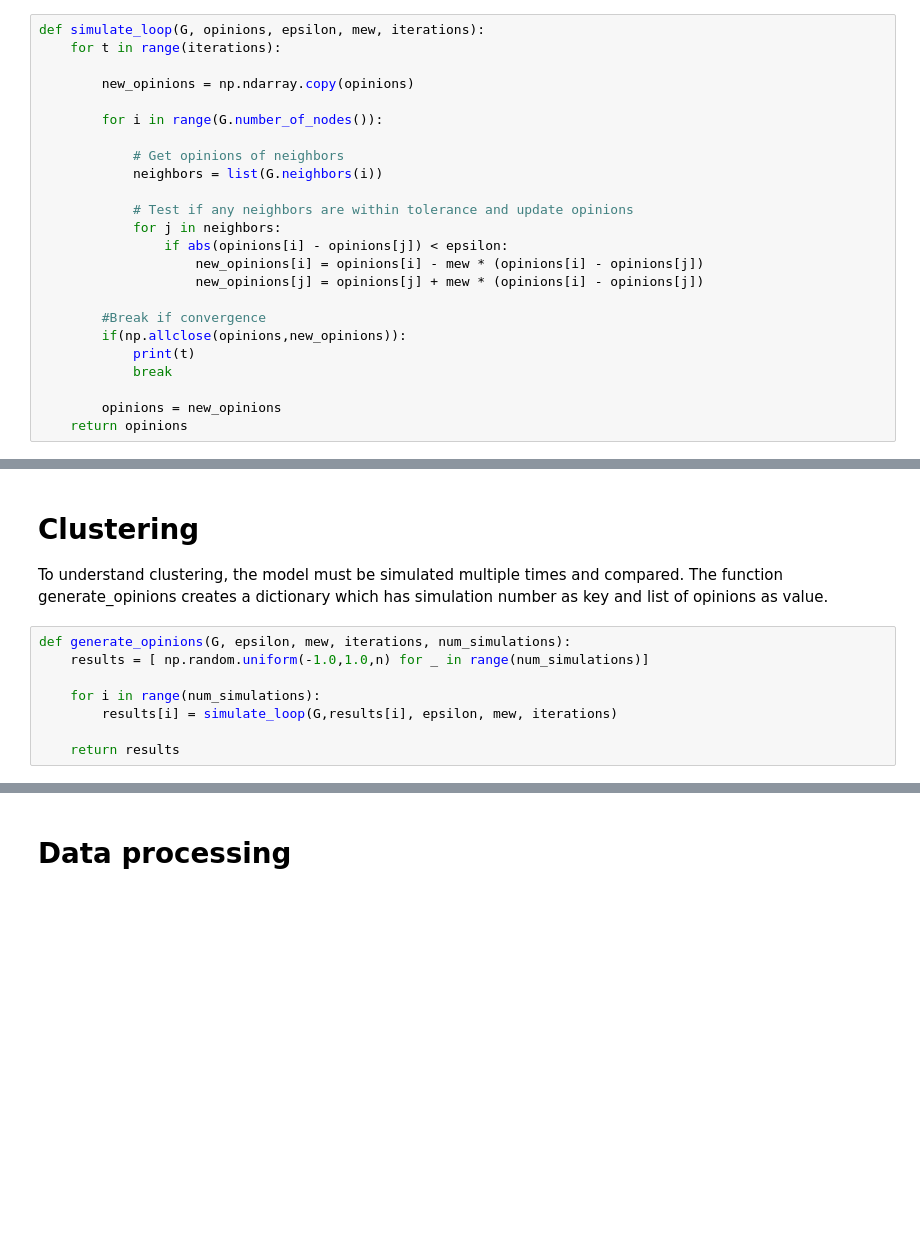
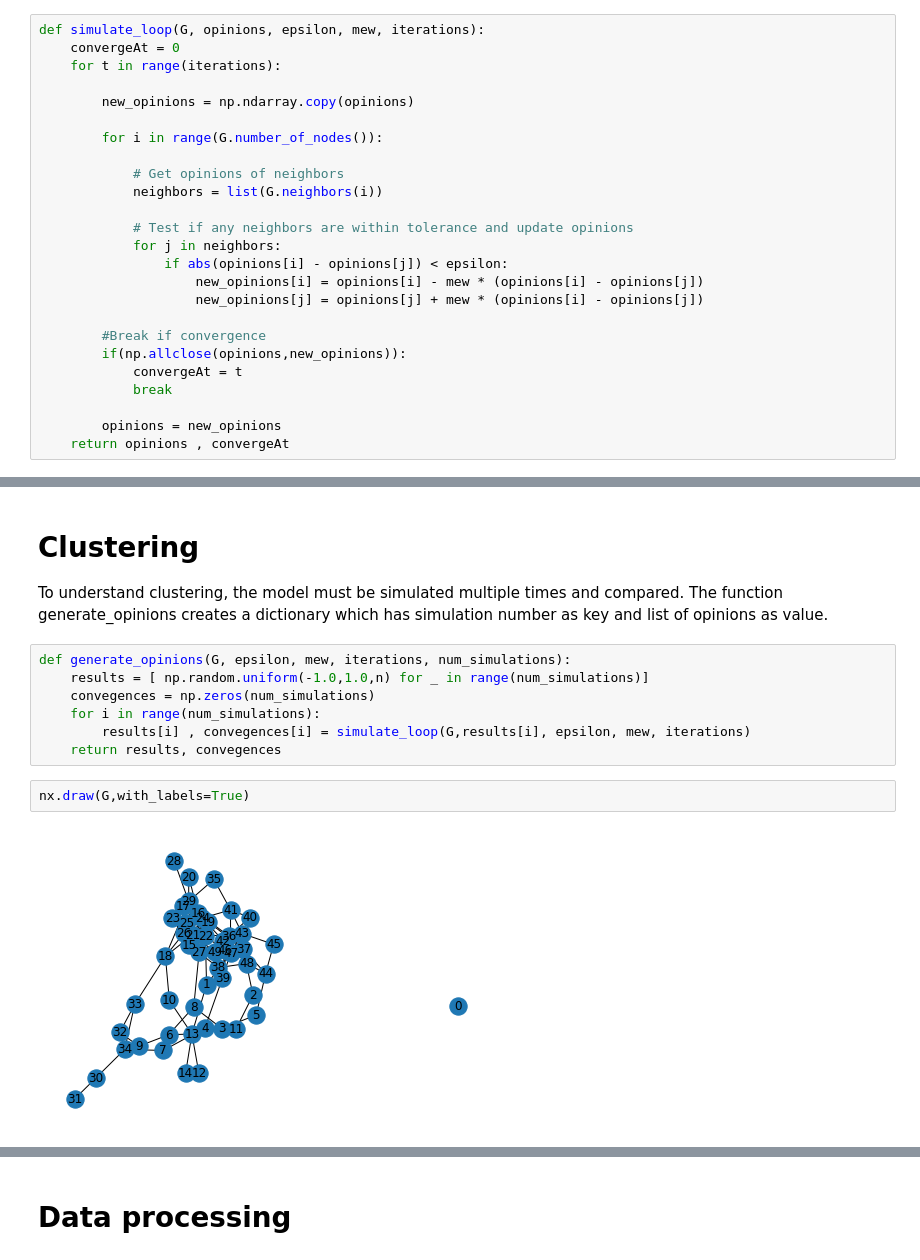
Before and after one commit to sidistic/Opinion-Dynamics-Independent-Research, a Jupyter notebook: Code/6. Convergence/BCM_convergence_limit.ipynb, the cells around one changed output, grey strips where cells are left out. Saved outputs shown, nothing was run; the diff lists cells and outputs as text; blank space fills up the shorter version.

```diff
--- a/Code/6. Convergence/BCM_convergence_limit.ipynb
+++ b/Code/6. Convergence/BCM_convergence_limit.ipynb
@@ -27,6 +38,7 @@ G = nx.erdos_renyi_graph(n,0.1)
 The simulation loop goes through each node at every time step and checks whether its opinion is within the confidence threshold of the average opinion of its neighbors. If so, the agent updates its opinion to the average. The opinions are changed at the end of each loop.
 # %%
 def simulate_loop(G, opinions, epsilon, mew, iterations):
+    convergeAt = 0
     for t in range(iterations):
 
         new_opinions = np.ndarray.copy(opinions)
@@ -44,11 +56,11 @@ def simulate_loop(G, opinions, epsilon, mew, iterations):
 
         #Break if convergence
         if(np.allclose(opinions,new_opinions)):
-            print(t)
+            convergeAt = t
             break
 
         opinions = new_opinions
-    return opinions
+    return opinions , convergeAt
 # %%
 simulate_loop(G,np.random.uniform(-1.0,1.0,n),epsilon,mew,tmax)
 # %% [output]
@@ -86,8 +82,11 @@ To understand clustering, the model must be simulated multiple times and compare
 # %%
 def generate_opinions(G, epsilon, mew, iterations, num_simulations):
     results = [ np.random.uniform(-1.0,1.0,n) for _ in range(num_simulations)]
-
+    convegences = np.zeros(num_simulations)
     for i in range(num_simulations):
-        results[i] = simulate_loop(G,results[i], epsilon, mew, iterations)
-
-    return results
+        results[i] , convegences[i] = simulate_loop(G,results[i], epsilon, mew, iterations)
+    return results, convegences
+# %%
+nx.draw(G,with_labels=True)
+# %% [output]
+[figure, added]
```
Also changed, not shown: parts of 7 cells of this notebook, 8 other files.
